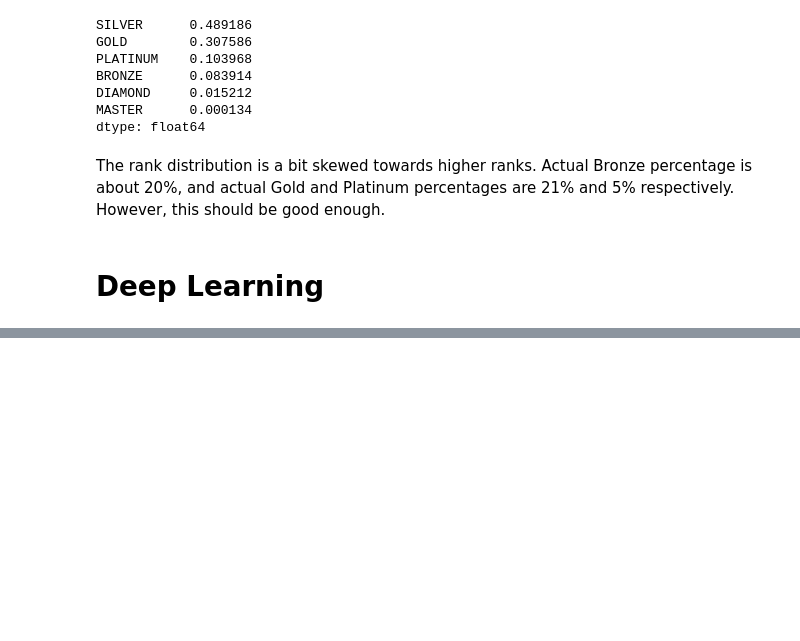
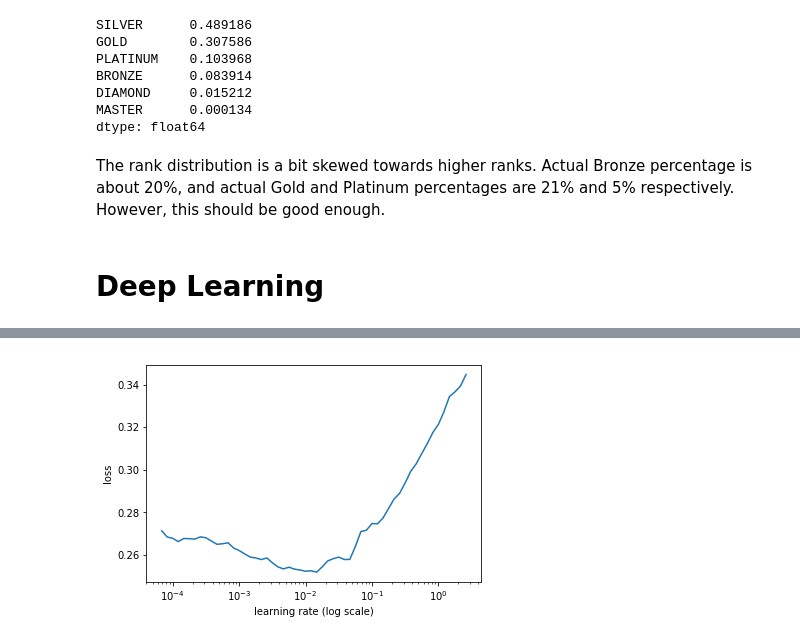
Before and after one commit to dwang733/lol-winrate, a Jupyter notebook: lol-winrate.ipynb, the cells around one changed output, grey strips where cells are left out. Saved outputs shown, nothing was run; the diff lists cells and outputs as text; code cells hidden in the pictures; blank space fills up the shorter version.

```diff
--- a/lol-winrate.ipynb
+++ b/lol-winrate.ipynb
@@ -986,0 +1003,12 @@ df, y, _, _ = proc_df(data, 'allyWonGame', do_scale=True)
+# %%
+df_train, y, nas, mapper = proc_df(train_pre, 'allyWonGame', do_scale=True)
+df_test, _, nas, mapper = proc_df(test_pre, 'allyWonGame', do_scale=True, mapper=mapper, na_dict=nas)
+# %%
+val_idxs = get_cv_idxs(len(df_train))
+md = ColumnarModelData.from_data_frame('', val_idxs, df_train, y, cat_flds=cat_vars, bs=128, test_df=df_test)
+# %%
+cat_sz = [(c, len(train_pre[c].cat.categories)+1) for c in cat_vars]
+emb_szs = [(c, min(50, (c+1)//2)) for _, c in cat_sz]
+# %%
+m = md.get_learner(emb_szs, len(df_train.columns)-len(cat_vars),
+                   0.04, 1, [1000,500], [0.001,0.01], y_range=(0, 1))
@@ -986,0 +1021,4 @@ df, y, _, _ = proc_df(data, 'allyWonGame', do_scale=True)
+# %%
+m.sched.plot()
+# %% [output]
+[figure, added]
```
Also changed, not shown: parts of 14 cells of this notebook, 2 other files.
